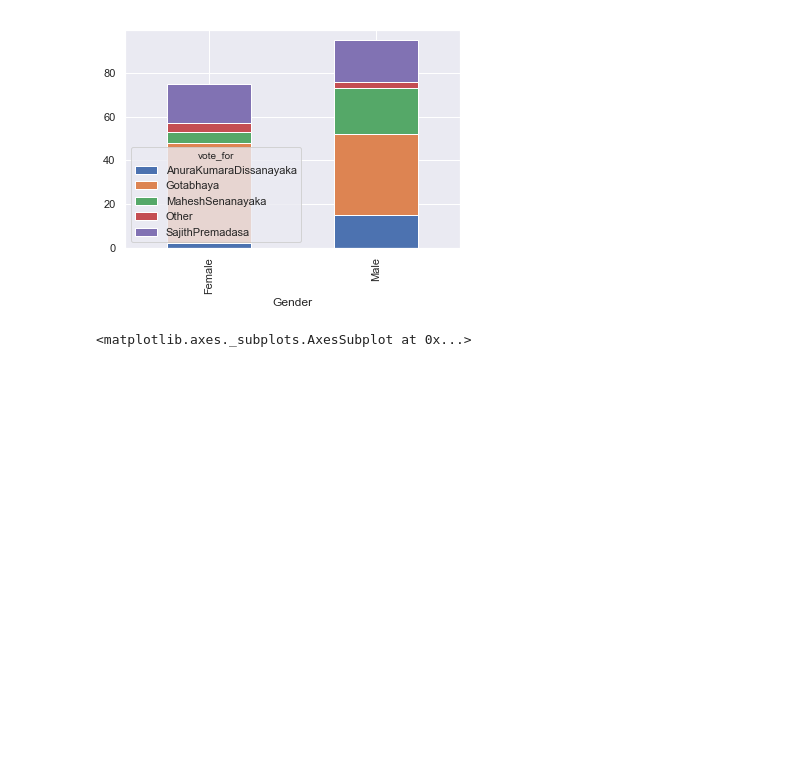
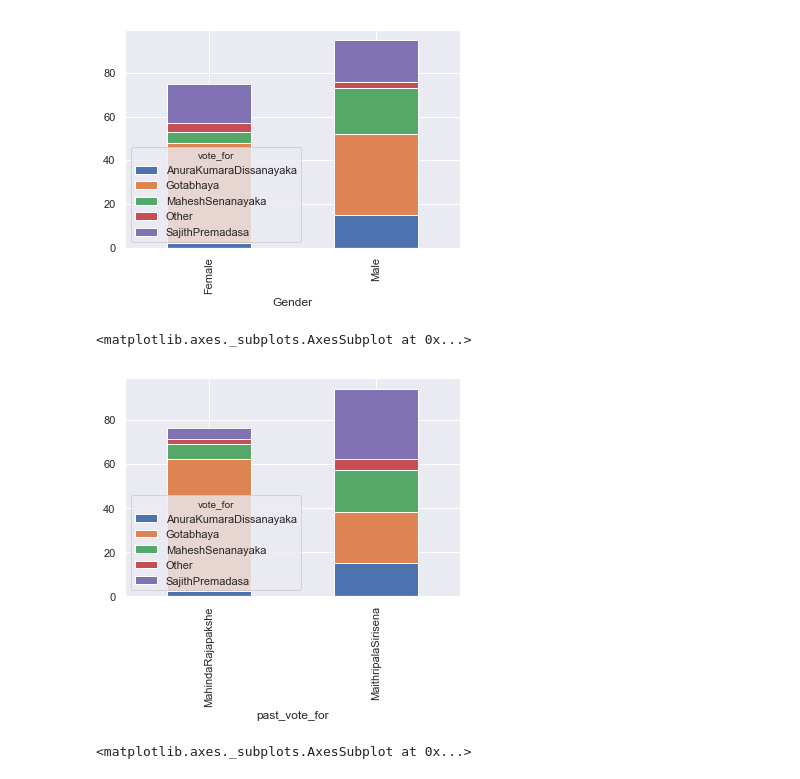
Before and after one commit to BinuriYeshani/statistical_inference_GP, a Jupyter notebook: dataAnalysis.ipynb, the cells around one changed output. Drawn from its saved outputs; the diff is of its cells as text; code cells hidden in the pictures; blank space fills up the shorter version.

```diff
--- a/dataAnalysis.ipynb
+++ b/dataAnalysis.ipynb
@@ -55,4 +54,12 @@ gender_type.unstack().plot(kind='bar', stacked=True)
 # %% [output]
 <matplotlib.axes._subplots.AxesSubplot at 0x...>
 [figure]
+# %%
+
+past_vote_for = data_df.loc[(data_df['past_vote_for'] == 'Maithripala Sirisena') | (data_df['past_vote_for'] == 'Mahinda Rajapaksha')]
+past_vote_for_type = genders.groupby(['past_vote_for', 'vote_for']).size()
+past_vote_for_type.unstack().plot(kind='bar', stacked=True)
+# %% [output]
+<matplotlib.axes._subplots.AxesSubplot at 0x...>
+[figure, added]
 # %%
```
Also changed, not shown: parts of 7 cells of this notebook, 1 other file.
